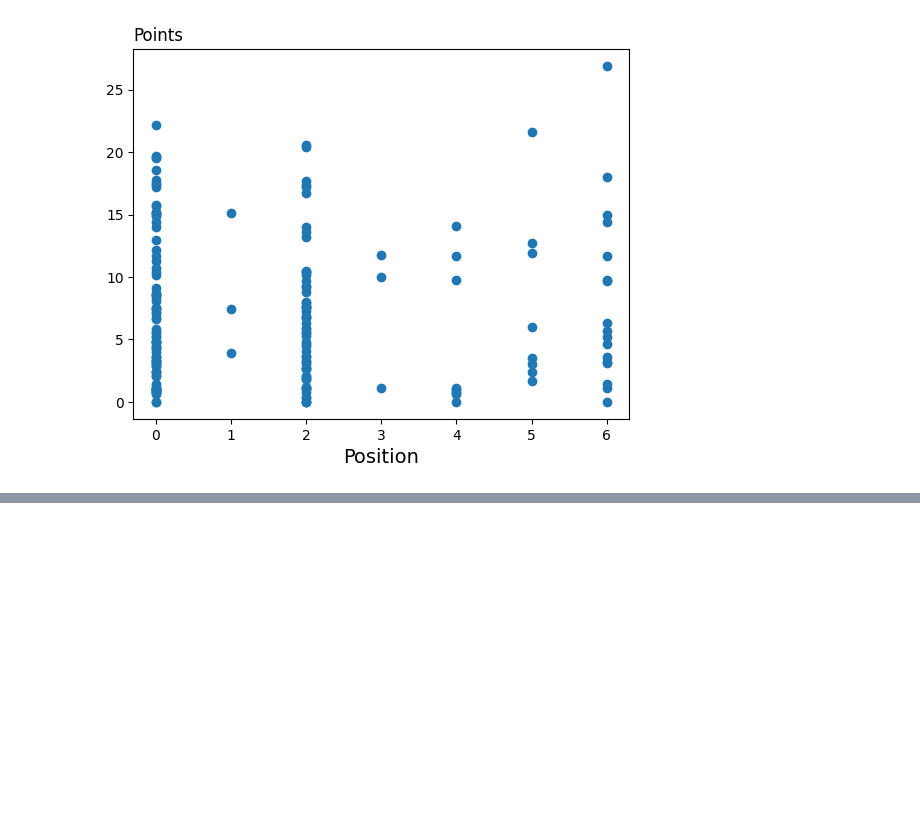
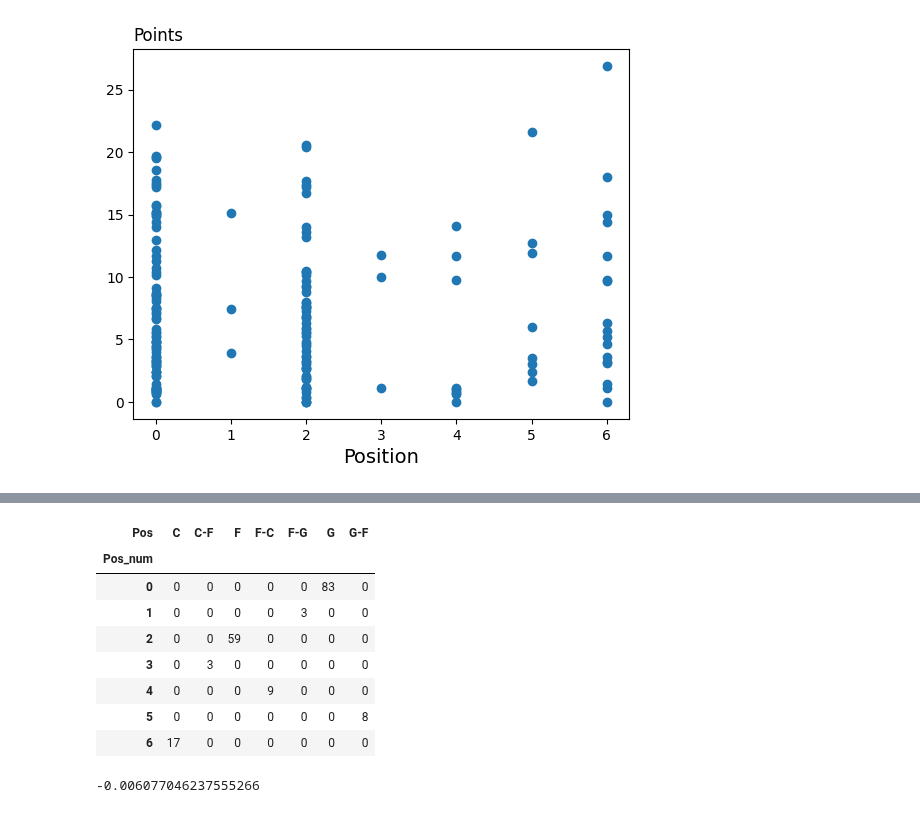
Before and after one commit to pharringtonp19/business-analytics, a Jupyter notebook: notebooks/statistical_inference_six_class.ipynb, the cells around one changed output, grey strips where cells are left out. Drawn from its saved outputs; the diff is of its cells as text; code cells hidden in the pictures; blank space fills up the shorter version.

```diff
--- a/notebooks/statistical_inference_six_class.ipynb
+++ b/notebooks/statistical_inference_six_class.ipynb
@@ -60,0 +76,16 @@ plt.show()
+# %%
+pd.crosstab(df['Pos_num'], df['Pos'])
+# %% [output]
+| Pos | C | C-F | F | F-C | F-G | G | G-F |
+| Pos_num |  |  |  |  |  |  |  |
+| 0 | 0 | 0 | 0 | 0 | 0 | 83 | 0 |
+| 1 | 0 | 0 | 0 | 0 | 3 | 0 | 0 |
+| 2 | 0 | 0 | 59 | 0 | 0 | 0 | 0 |
+| 3 | 0 | 3 | 0 | 0 | 0 | 0 | 0 |
+| 4 | 0 | 0 | 0 | 9 | 0 | 0 | 0 |
+| 5 | 0 | 0 | 0 | 0 | 0 | 0 | 8 |
+| 6 | 17 | 0 | 0 | 0 | 0 | 0 | 0 |
+# %%
+df['Pos_num'].corr(df['PTS'])
+# %% [output]
+-0.006077046237555266
```
Also changed, not shown: parts of 3 cells of this notebook.
